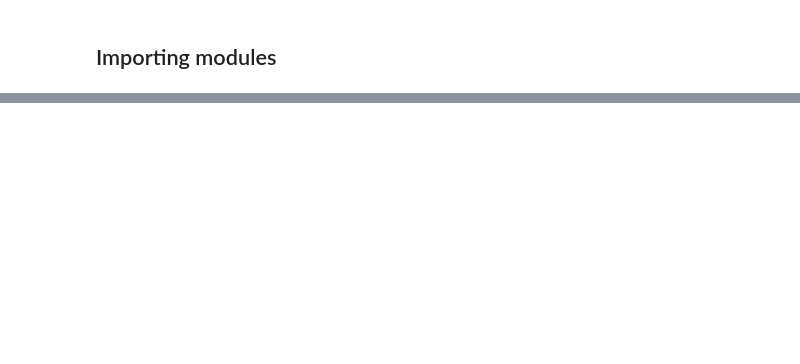
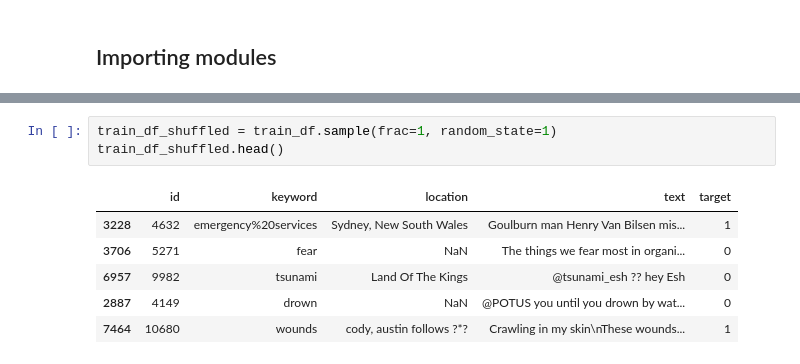
Before and after one commit to farheenfathimaa/NLP-with-Disaster-Tweets, a Jupyter notebook: Natural_Language_Processing_with_Disaster_Tweets_Code.ipynb, the cells around one changed output, grey strips where cells are left out. Saved outputs shown, nothing was run; the diff lists cells and outputs as text; blank space fills up the shorter version.

```diff
--- a/Natural_Language_Processing_with_Disaster_Tweets_Code.ipynb
+++ b/Natural_Language_Processing_with_Disaster_Tweets_Code.ipynb
@@ -285,0 +73,10 @@ feature_dict
+# %%
+train_df_shuffled = train_df.sample(frac=1, random_state=1)
+train_df_shuffled.head()
+# %% [output]
+|  | id | keyword | location | text | target |
+| 3228 | 4632 | emergency%20services | Sydney, New South Wales | Goulburn man Henry Van Bilsen mis... | 1 |
+| 3706 | 5271 | fear | NaN | The things we fear most in organi... | 0 |
+| 6957 | 9982 | tsunami | Land Of The Kings | @tsunami_esh ?? hey Esh | 0 |
+| 2887 | 4149 | drown | NaN | @POTUS you until you drown by wat... | 0 |
+| 7464 | 10680 | wounds | cody, austin follows ?*? | Crawling in my skin\nThese wounds... | 1 |
```
Also changed, not shown: parts of 48 cells of this notebook.
